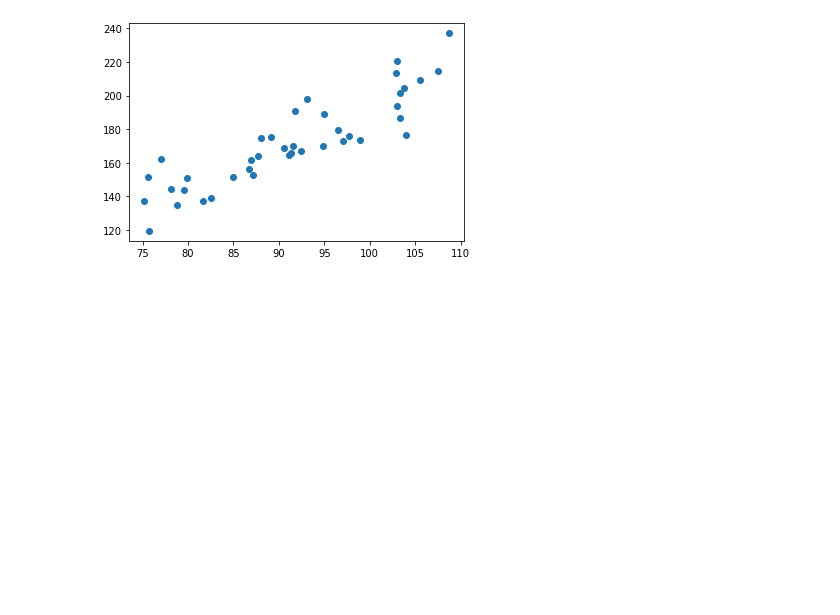
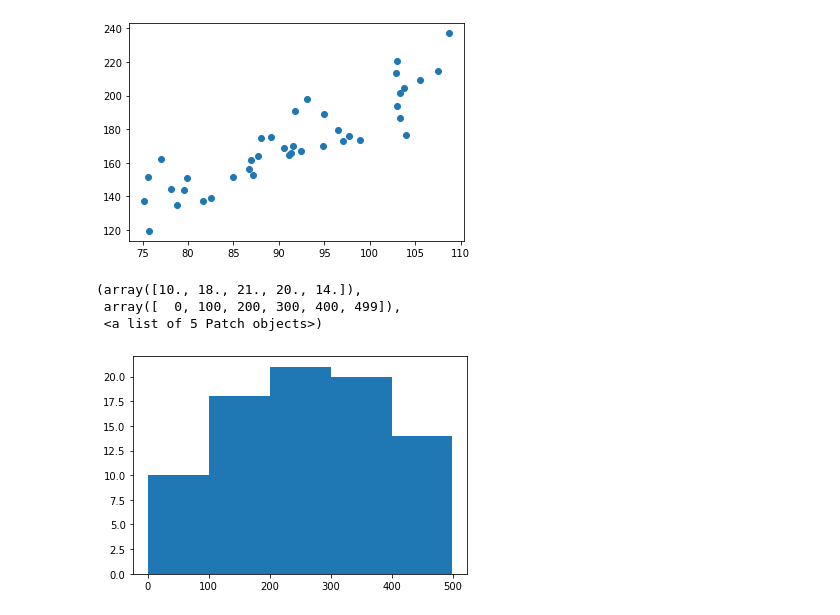
Before and after one commit to avilay/stats-tutorial, a Jupyter notebook: visualizations.ipynb, the cells around one changed output. Saved outputs shown, nothing was run; the diff lists cells and outputs as text; code cells hidden in the pictures; blank space fills up the shorter version.

```diff
--- a/visualizations.ipynb
+++ b/visualizations.ipynb
@@ -120,0 +213,8 @@ plt.scatter(waists, weights)
+# %%
+buckets = [0, 100, 200, 300, 400, 499]
+plt.hist(chocolates, buckets)
+# %% [output]
+(array([10., 18., 21., 20., 14.]),
+ array([  0, 100, 200, 300, 400, 499]),
+ <a list of 5 Patch objects>)
+[figure, added]
```
Also changed, not shown: parts of 3 cells of this notebook.
